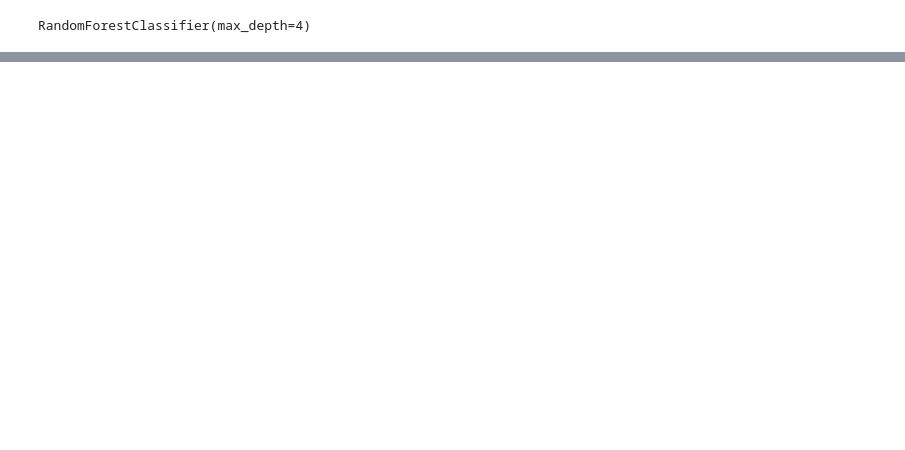
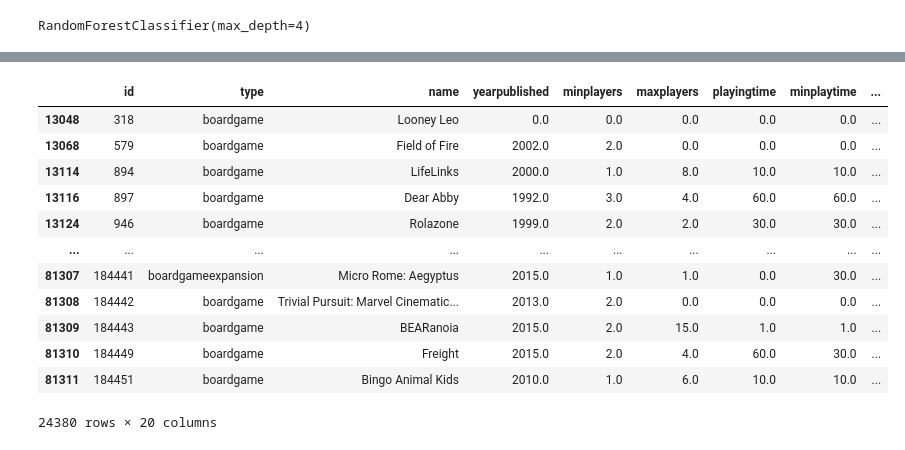
Before and after one commit to michelaap/notebooks, a Jupyter notebook: machine-learning/random_forest.ipynb, the cells around one changed output, grey strips where cells are left out. Cells and saved outputs as stored; diff of their text form; code cells hidden in the pictures; blank space fills up the shorter version.

```diff
--- a/machine-learning/random_forest.ipynb
+++ b/machine-learning/random_forest.ipynb
@@ -227,0 +286,17 @@ petal width (cm) [-0.15821463 -0.21126005  0.36947468]
+# %%
+# Visualizando as obervações com rating igual a 0
+games[games['average_rating'] == 0]
+# %% [output]
+|  | id | type | name | yearpublished | minplayers | maxplayers | playingtime | minplaytime | ... |
+| 13048 | 318 | boardgame | Looney Leo | 0.0 | 0.0 | 0.0 | 0.0 | 0.0 | ... |
+| 13068 | 579 | boardgame | Field of Fire | 2002.0 | 2.0 | 0.0 | 0.0 | 0.0 | ... |
+| 13114 | 894 | boardgame | LifeLinks | 2000.0 | 1.0 | 8.0 | 10.0 | 10.0 | ... |
+| 13116 | 897 | boardgame | Dear Abby | 1992.0 | 3.0 | 4.0 | 60.0 | 60.0 | ... |
+| 13124 | 946 | boardgame | Rolazone | 1999.0 | 2.0 | 2.0 | 30.0 | 30.0 | ... |
+| ... | ... | ... | ... | ... | ... | ... | ... | ... | ... |
+| 81307 | 184441 | boardgameexpansion | Micro Rome: Aegyptus | 2015.0 | 1.0 | 1.0 | 0.0 | 30.0 | ... |
+| 81308 | 184442 | boardgame | Trivial Pursuit: Marvel Cinematic... | 2013.0 | 2.0 | 0.0 | 0.0 | 0.0 | ... |
+| 81309 | 184443 | boardgame | BEARanoia | 2015.0 | 2.0 | 15.0 | 1.0 | 1.0 | ... |
+| 81310 | 184449 | boardgame | Freight | 2015.0 | 2.0 | 4.0 | 60.0 | 30.0 | ... |
+| 81311 | 184451 | boardgame | Bingo Animal Kids | 2010.0 | 1.0 | 6.0 | 10.0 | 10.0 | ... |
+24380 rows × 20 columns
```
Also changed, not shown: parts of 34 cells of this notebook, 2 other files.
